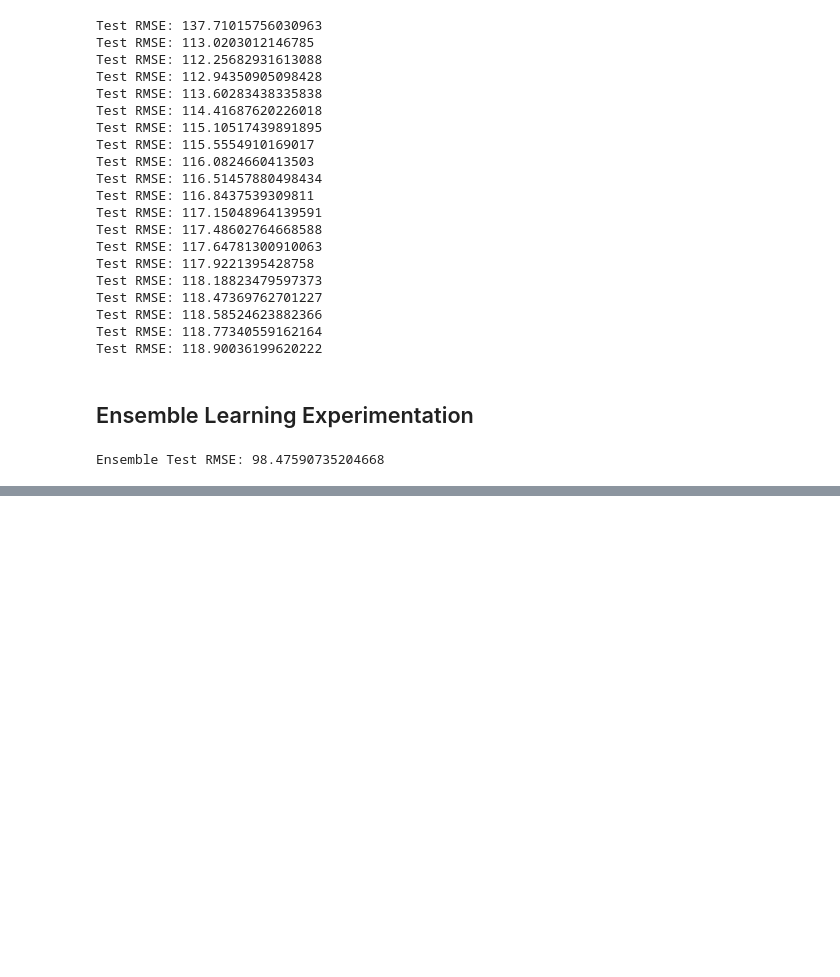
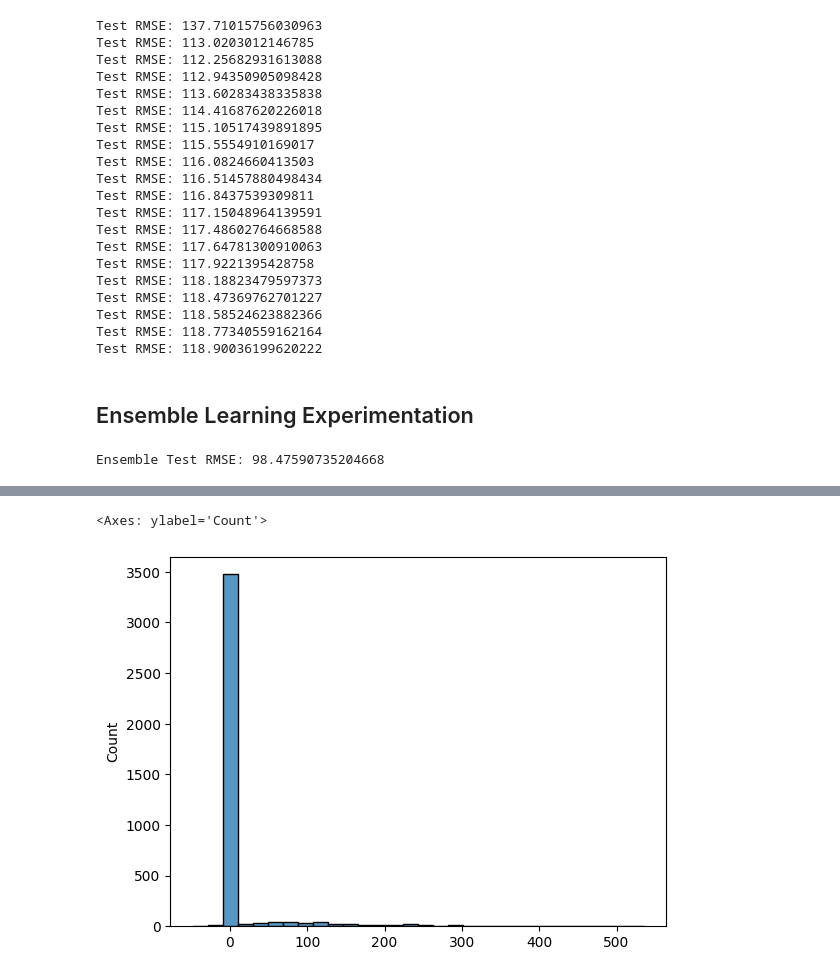
Before and after one commit to andrewkang12345/PeakOilRatePredictor, a Jupyter notebook: PeakOilRatePredictor.ipynb, the cells around one changed output, grey strips where cells are left out. Cells and saved outputs as stored; diff of their text form; code cells hidden in the pictures; blank space fills up the shorter version.

```diff
--- a/PeakOilRatePredictor.ipynb
+++ b/PeakOilRatePredictor.ipynb
@@ -575,0 +695,4 @@ Ensemble Test RMSE: 98.47590735204668
+# %%
+path = "/content/drive/MyDrive/scoring.csv"
+
+real_X_test = pd.read_csv(path)
@@ -575,0 +719,14 @@ Ensemble Test RMSE: 98.47590735204668
+# %%
+dropped = real_X_test.drop(columns=['Unnamed: 0', 'pad_id'])
+
+numeric_cols = training.select_dtypes(include=['number']).columns
+training[numeric_cols] = training[numeric_cols].fillna(training[numeric_cols].median())
+
+categorical_cols = training.select_dtypes(include=['object', 'category']).columns
+
+a = pd.get_dummies(dropped, columns=categorical_cols)
+a['ffs_frac_type_Linear Only'] = 0
+a.drop(columns=['frac_type_Refrac'], inplace=True)
+a = a[list(X_test.columns)]
+
+real_X_test_scaled = scaler.transform(a)
@@ -575,0 +757,27 @@ Ensemble Test RMSE: 98.47590735204668
+# %%
+from sklearn.neighbors import NearestNeighbors
+
+nn_model = NearestNeighbors(n_neighbors=1)
+X_train = combined_df.drop(columns=['OilPeakRate', 'Cluster'])
+y_train_clusters = combined_df['Cluster']
+nn_model.fit(X_train, y_train_clusters)
+
+_, indices = nn_model.kneighbors(X_test)
+predicted_clusters = y_train_clusters.iloc[indices.flatten()]
+
+y_pred = np.zeros(len(X_test))
+
+for i, (index, row) in enumerate(pd.DataFrame(real_X_test_scaled).iterrows()):
+    cluster = predicted_clusters.iloc[i]
+    #print(cluster)
+    if cluster in xgb_models:
+        model = xgb_models[cluster]
+        y_pred[i] = model.predict(row.values.reshape(1, -1))
+    else:
+        print(cluster)
+        y_pred[i] = np.nan
+# %%
+sns.histplot(y_pred, kde=False, bins=30)
+# %% [output]
+<Axes: ylabel='Count'>
+[figure, added]
```
Also changed, not shown: parts of 12 cells of this notebook.
